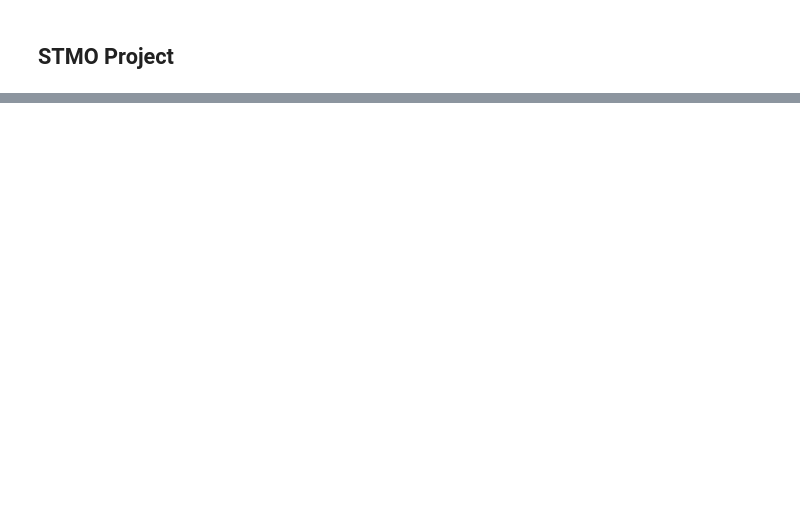
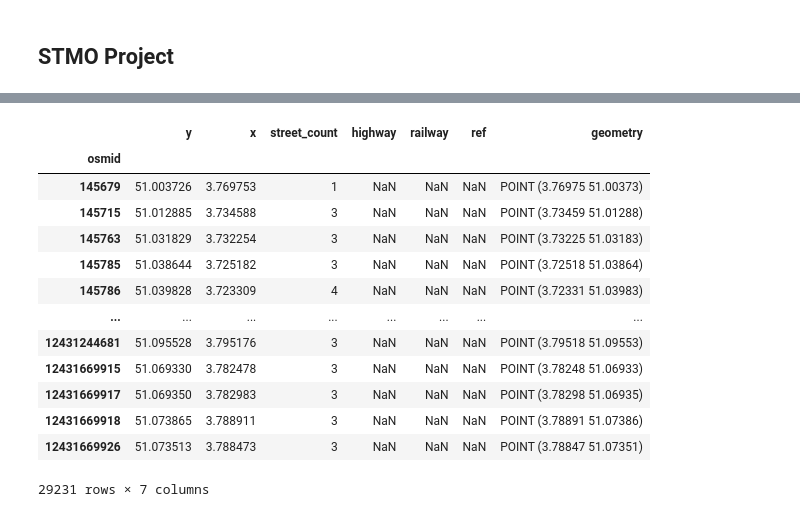
Before and after one commit to robbefonteyn/PathFindR-Ghent, a Jupyter notebook: running_route.ipynb, the cells around one changed output, grey strips where cells are left out. Saved outputs shown, nothing was run; the diff lists cells and outputs as text; code cells hidden in the pictures; blank space fills up the shorter version.

```diff
--- a/running_route.ipynb
+++ b/running_route.ipynb
@@ -198,0 +29,18 @@ Best route found with length: 97.54740987869242 meters
+# %%
+city_nodes, city_edges = ox.graph_to_gdfs(graph)
+city_nodes
+# %% [output]
+|  | y | x | street_count | highway | railway | ref | geometry |
+| osmid |  |  |  |  |  |  |  |
+| 145679 | 51.003726 | 3.769753 | 1 | NaN | NaN | NaN | POINT (3.76975 51.00373) |
+| 145715 | 51.012885 | 3.734588 | 3 | NaN | NaN | NaN | POINT (3.73459 51.01288) |
+| 145763 | 51.031829 | 3.732254 | 3 | NaN | NaN | NaN | POINT (3.73225 51.03183) |
+| 145785 | 51.038644 | 3.725182 | 3 | NaN | NaN | NaN | POINT (3.72518 51.03864) |
+| 145786 | 51.039828 | 3.723309 | 4 | NaN | NaN | NaN | POINT (3.72331 51.03983) |
+| ... | ... | ... | ... | ... | ... | ... | ... |
+| 12431244681 | 51.095528 | 3.795176 | 3 | NaN | NaN | NaN | POINT (3.79518 51.09553) |
+| 12431669915 | 51.069330 | 3.782478 | 3 | NaN | NaN | NaN | POINT (3.78248 51.06933) |
+| 12431669917 | 51.069350 | 3.782983 | 3 | NaN | NaN | NaN | POINT (3.78298 51.06935) |
+| 12431669918 | 51.073865 | 3.788911 | 3 | NaN | NaN | NaN | POINT (3.78891 51.07386) |
+| 12431669926 | 51.073513 | 3.788473 | 3 | NaN | NaN | NaN | POINT (3.78847 51.07351) |
+29231 rows × 7 columns
```
Also changed, not shown: parts of 14 cells of this notebook.
